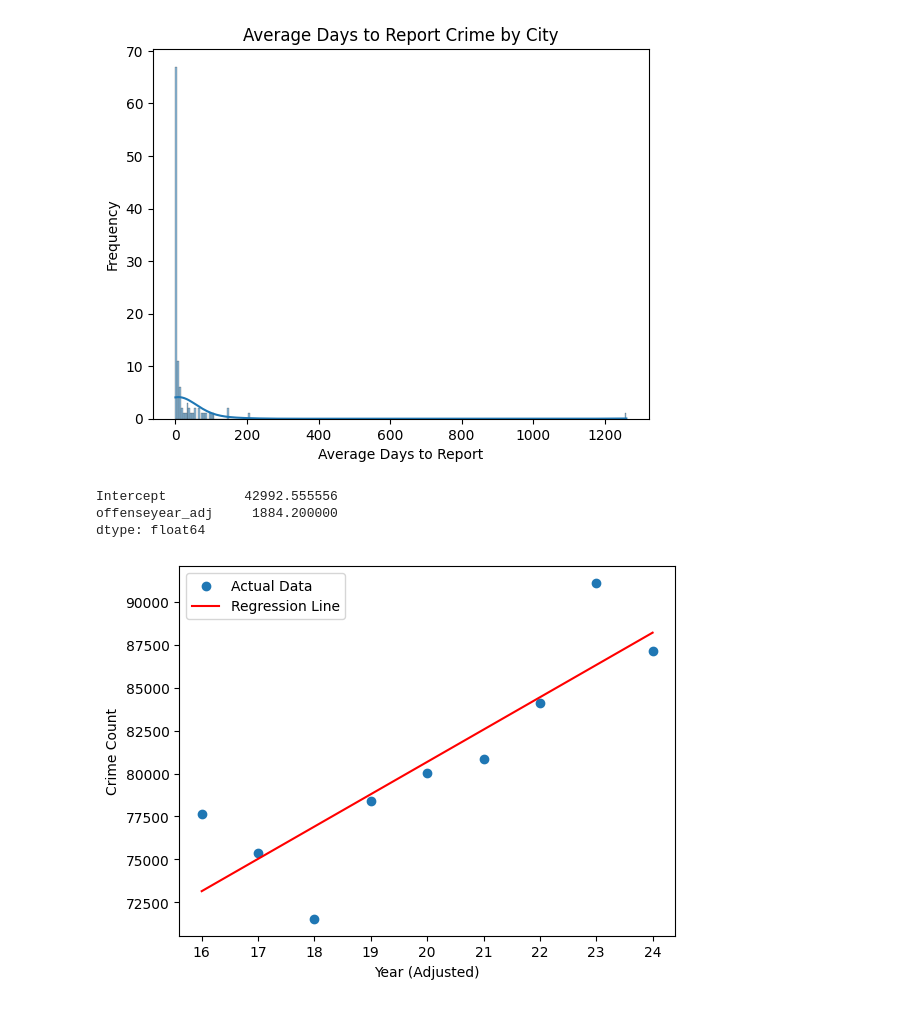
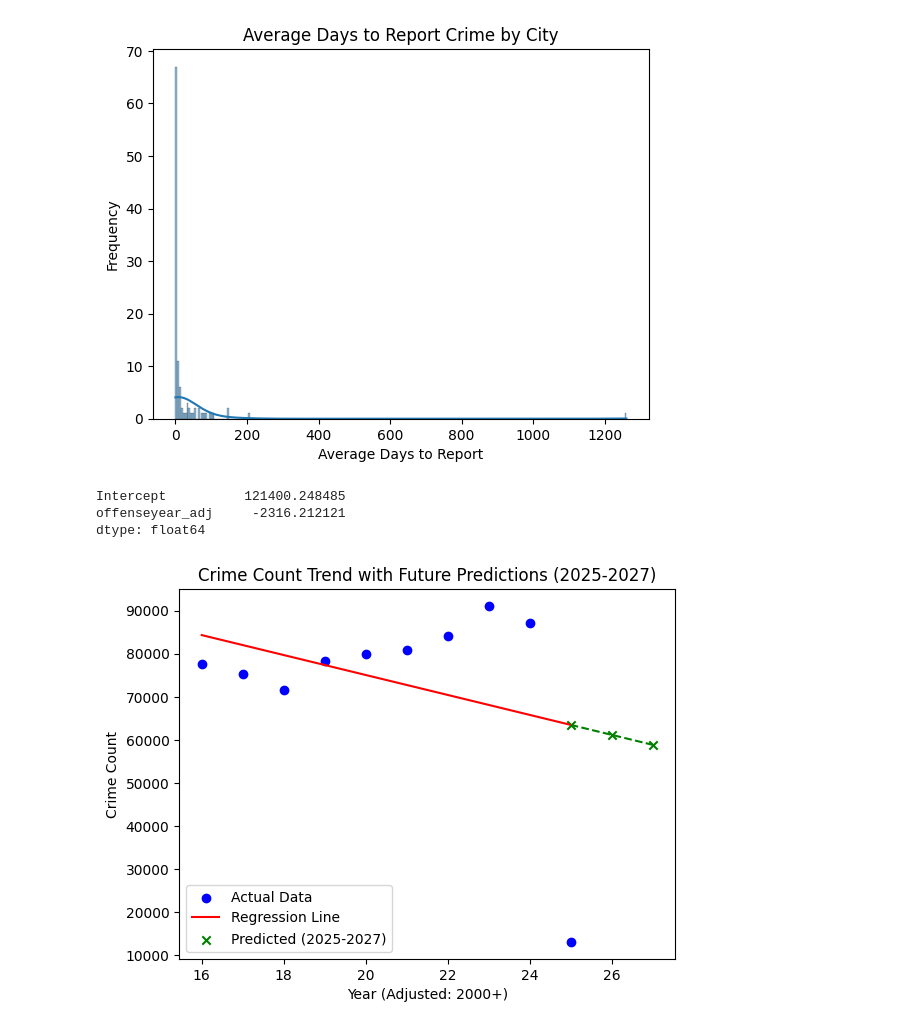
Before and after one commit to Jmillerd/City-of-Cleveland-Crime-Analysis, a Jupyter notebook: cleveland_crime_analysis.ipynb, the cells around one changed output. Saved outputs shown, nothing was run; the diff lists cells and outputs as text; code cells hidden in the pictures.

Commit message:
Add predictive linear model

```diff
--- a/cleveland_crime_analysis.ipynb
+++ b/cleveland_crime_analysis.ipynb
@@ -414,41 +414,66 @@ import numpy as np
 import matplotlib.pyplot as plt
 import statsmodels.api as sm
 
+# SQL Query to fetch crime count per year (2016 and onward)
 df_query = """
 SELECT offenseyear, COUNT(*) AS crime_count
 FROM crime_data
-WHERE offenseyear >= 2016 AND offenseyear < 2025
+WHERE offenseyear >= 2016
 GROUP BY offenseyear;
 """
 
 # Fetch data using a cursor (Prevents SQLAlchemy Warning)
 with conn.cursor() as cursor:
     cursor.execute(df_query)
     data = pd.DataFrame(cursor.fetchall(), columns=[desc[0] for desc in cursor.description])
 
 # Ensure offenseyear and crime_count are numeric
 data["offenseyear"] = data["offenseyear"].astype(int)
 data["crime_count"] = data["crime_count"].astype(int)
 
-# Adjust offenseyear to prevent large coefficients in regression
+# Step 1: Adjust offenseyear for better numerical scaling
+# --------------------------------------------------------
+# Since years (e.g., 2023, 2024) are large numbers, we subtract 2000
+# This makes calculations more stable while keeping trends intact
 data["offenseyear_adj"] = data["offenseyear"] - 2000
 
-# Create the regression model
+# Step 2: Build Linear Regression Model
+# -------------------------------------
+# Using Ordinary Least Squares (OLS) Regression
 model = sm.OLS.from_formula('crime_count ~ offenseyear_adj', data=data)
 results = model.fit()
 
-# Print regression coefficients
+# Print regression coefficients (Intercept & Slope)
 print(results.params)
 
-# Create the plot
-plt.scatter(data["offenseyear_adj"], data["crime_count"], label="Actual Data")
-plt.plot(data["offenseyear_adj"], results.predict(data["offenseyear_adj"]), color='red', label="Regression Line")
-plt.xlabel("Year (Adjusted)")
+# Step 3: Generate Future Predictions (2025 - 2027)
+# -------------------------------------------------
+# We create a new DataFrame for future years
+future_years = pd.DataFrame({"offenseyear": [2025, 2026, 2027]})
+
+# Apply the same adjustment as before (subtract 2000 for scaling)
+future_years["offenseyear_adj"] = future_years["offenseyear"] - 2000
+
+# Predict crime count for future years using the trained model
+future_years["predicted_crime_count"] = results.predict(future_years)
+
+# Step 4: Plot Actual Data vs Predictions
+# ---------------------------------------
+plt.scatter(data["offenseyear_adj"], data["crime_count"], label="Actual Data", color="blue")
+plt.plot(data["offenseyear_adj"], results.predict(), color='red', label="Regression Line")
+
+# Add Future Predictions to the Plot
+plt.scatter(future_years["offenseyear_adj"], future_years["predicted_crime_count"], color="green", label="Predicted (2025-2027)", marker="x")
+plt.plot(future_years["offenseyear_adj"], future_years["predicted_crime_count"], linestyle="dashed", color="green")
+
+# Labels and legend
+plt.xlabel("Year (Adjusted: 2000+)")
 plt.ylabel("Crime Count")
 plt.legend()
+plt.title("Crime Count Trend with Future Predictions (2025-2027)")
 plt.show()
 # %% [output]
-Intercept          42992.555556
-offenseyear_adj     1884.200000
+Intercept          121400.248485
+offenseyear_adj     -2316.212121
 dtype: float64
-[figure, old version]
+[figure, new version]
```
